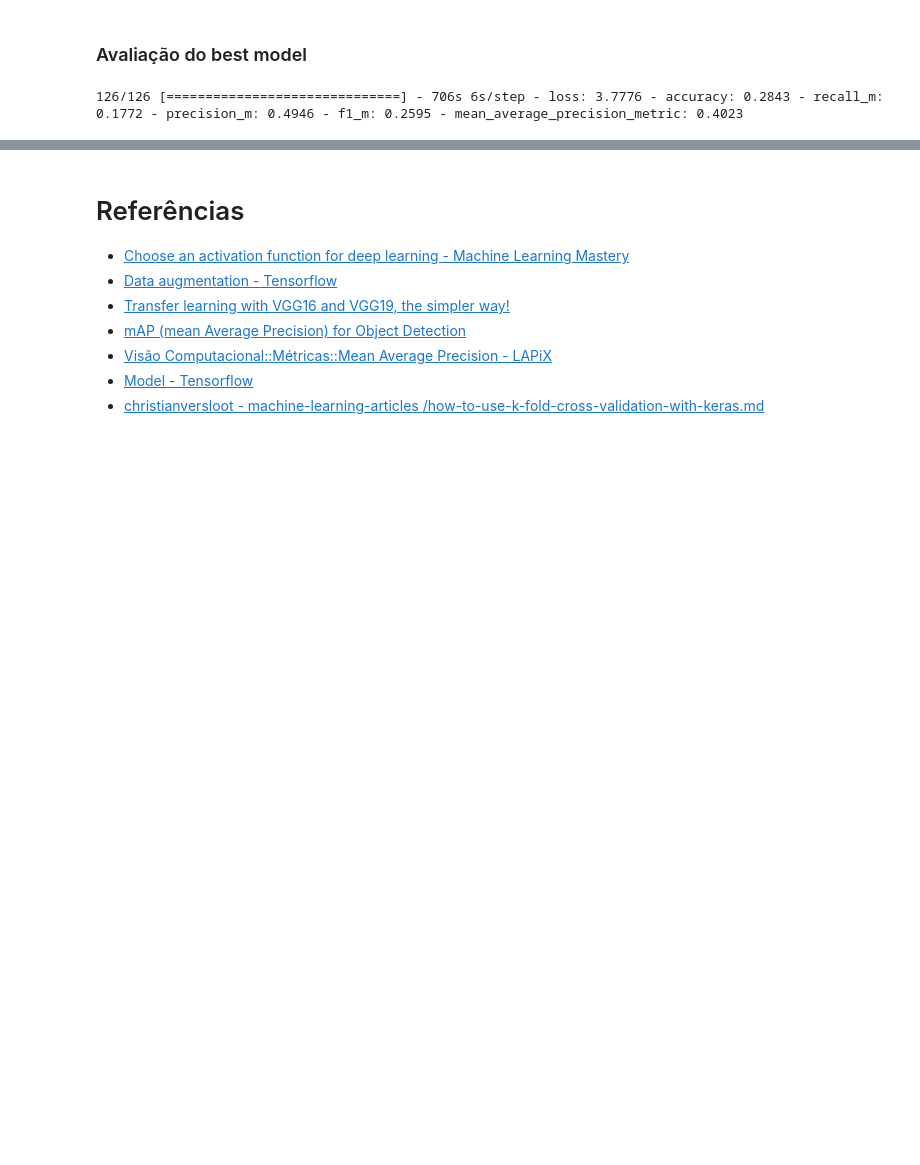
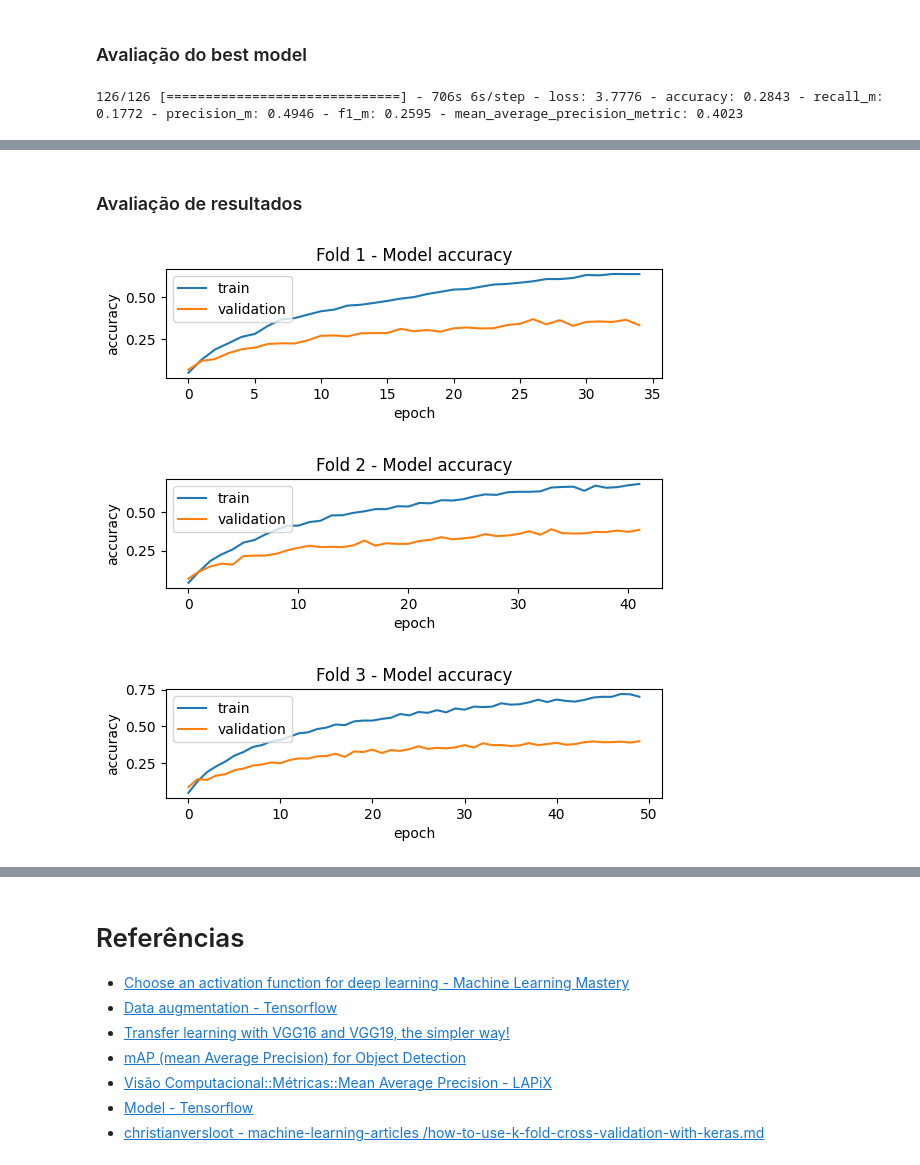
Before and after one commit to davidolima/car-model-classification, a Jupyter notebook: main.ipynb, the cells around one changed output, grey strips where cells are left out. Cells and saved outputs as stored; diff of their text form; code cells hidden in the pictures; blank space fills up the shorter version.

```diff
--- a/main.ipynb
+++ b/main.ipynb
@@ -272,8 +279,8 @@ sgd = SGD(
     momentum=.9
 )
 criterion = categorical_crossentropy
-early_stop = EarlyStopping(monitor='val_loss',
-                           mode='min', verbose=1,
+early_stop = EarlyStopping(monitor='val_f1_m',
+                           mode='max', verbose=1,
                            patience=es_patience,
                            restore_best_weights = True
                            )
@@ -307,9 +314,9 @@ fold_histories = []
 
 for train, validation in kfold.split(x_train, y_train):
   checkpoint = ModelCheckpoint(f"/content/trab-final-best-vgg-{fold_no}.hdf5",
-                                monitor='val_loss', verbose=1,
+                                monitor='val_f1_m', verbose=1,
                                 save_best_only=True,
-                                mode='auto')
+                                mode='max')
 
   model_1 = Sequential([
     resize_and_rescale,
@@ -404,0 +430,16 @@ bm_evaluation=best_model.evaluate(ds_test,
+# %%
+adam = Adam(.001,
+           beta_1=0.9,
+           beta_2=0.999,
+           )
+
+sgd = SGD(
+    5e-3,
+    momentum=.9
+)
+criterion = categorical_crossentropy
+early_stop = EarlyStopping(monitor='val_f1_m',
+                           mode='max', verbose=1,
+                           patience=es_patience,
+                           restore_best_weights = True
+                           )
@@ -404,0 +523,8 @@ bm_evaluation=best_model.evaluate(ds_test,
+# %% [markdown]
+### Avaliação de resultados
+# %%
+plotFoldsHists(fold_histories)
+# %% [output]
+[figure, added]
+[figure, added]
+[figure, added]
```
Also changed, not shown: parts of 37 cells of this notebook.
